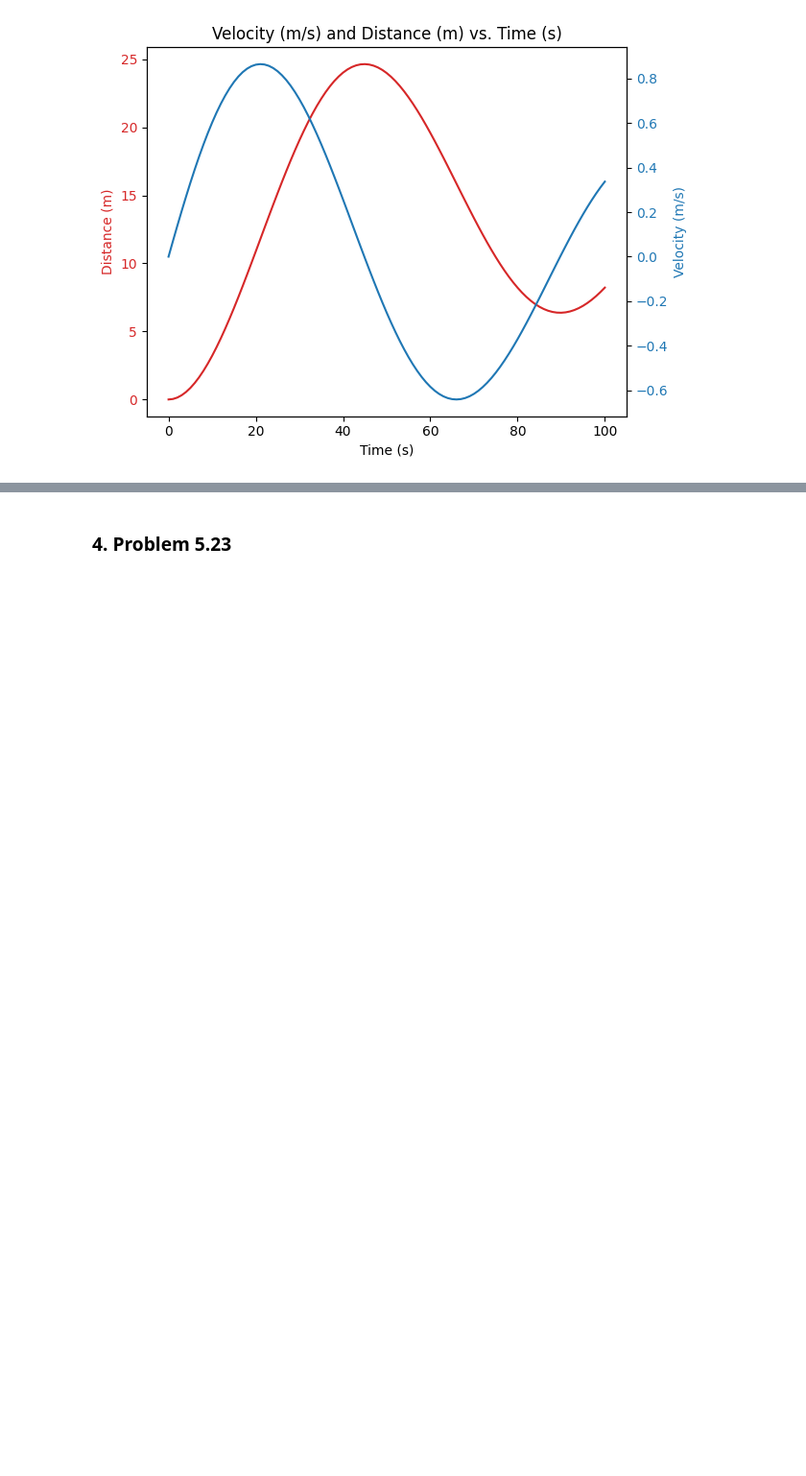
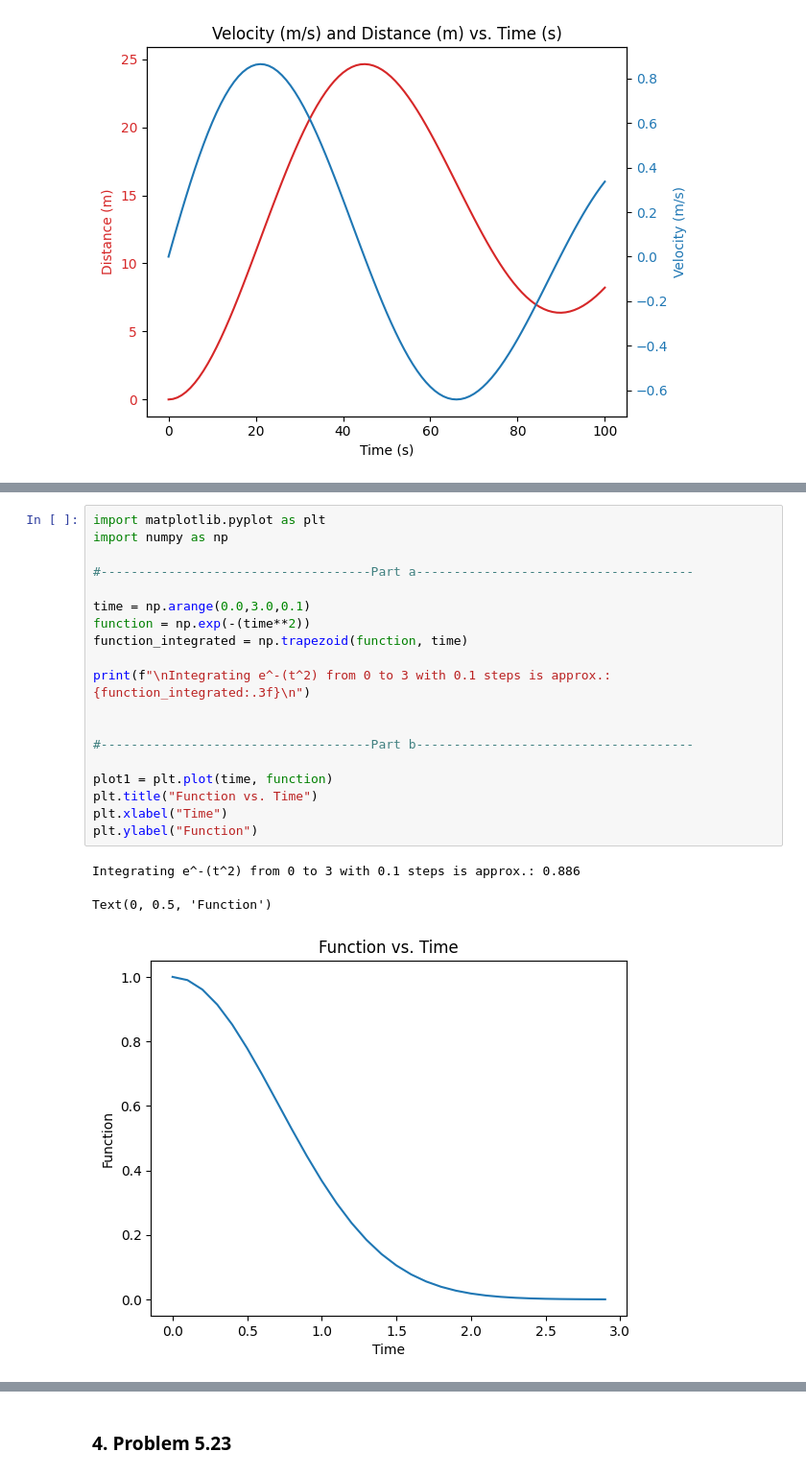
Before and after one commit to goodbyeskyharbor/PHYS308-notebook-solutions, a Jupyter notebook: Solutions_to_Homework_03.ipynb, the cells around one changed output, grey strips where cells are left out. Shown at 96% size. Saved outputs shown, nothing was run; the diff lists cells and outputs as text; blank space fills up the shorter version.

```diff
--- a/Solutions_to_Homework_03.ipynb
+++ b/Solutions_to_Homework_03.ipynb
@@ -70,6 +71,29 @@ Here we can practice using any of our integral methods to complete an integral w
 
 <img src="https://github.com/jdolen/PurdueNorthwest_PHYS308_ScientificComputing1/blob/master/Homework/Problem_Images/HW3_5p3a.jpg?raw=true">
 <img src="https://github.com/jdolen/PurdueNorthwest_PHYS308_ScientificComputing1/blob/master/Homework/Problem_Images/HW3_5p3b.jpg?raw=true">
+# %%
+import matplotlib.pyplot as plt
+import numpy as np
+
+#------------------------------------Part a-------------------------------------
+
+time = np.arange(0.0,3.0,0.1)
+function = np.exp(-(time**2))
+function_integrated = np.trapezoid(function, time)
+
+print(f"\nIntegrating e^-(t^2) from 0 to 3 with 0.1 steps is approx.: {function_integrated:.3f}\n")
+
+
+#------------------------------------Part b-------------------------------------
+
+plot1 = plt.plot(time, function)
+plt.title("Function vs. Time")
+plt.xlabel("Time")
+plt.ylabel("Function")
+# %% [output]
+Integrating e^-(t^2) from 0 to 3 with 0.1 steps is approx.: 0.886
+Text(0, 0.5, 'Function')
+[figure, added]
 # %% [markdown]
 ### 3. Problem 5.15
 
```
